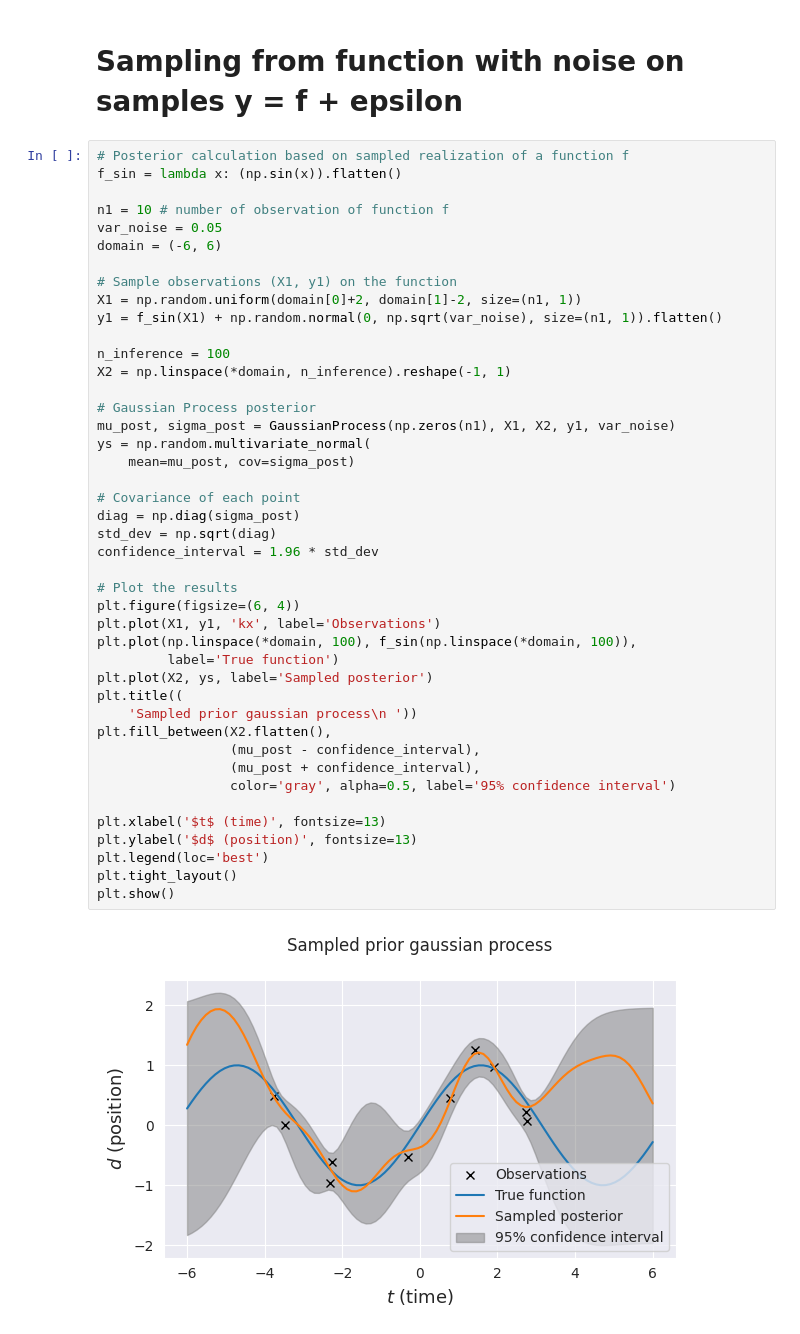
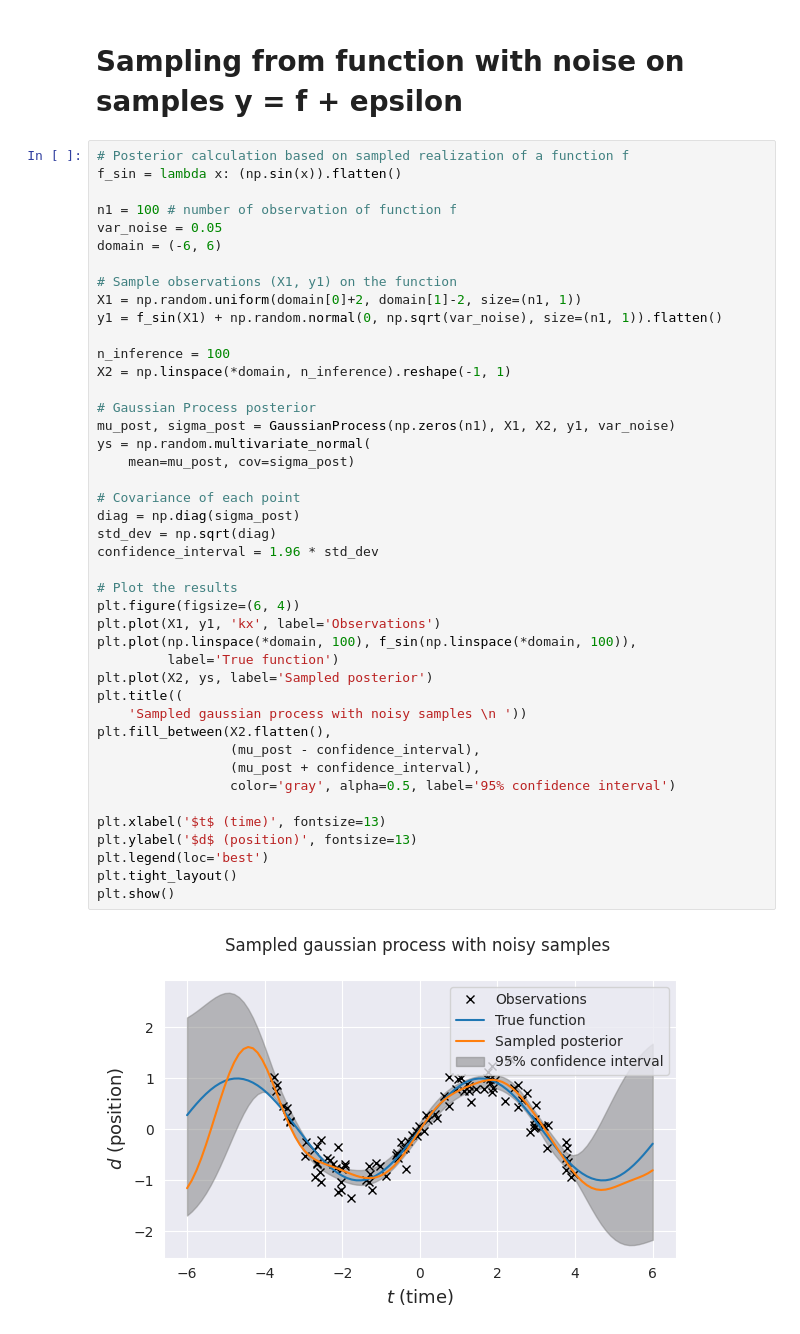
Before and after one commit to rafisondi/ml-playground, a Jupyter notebook: Gaussian_Process.ipynb, the cells around one changed output. Cells and saved outputs as stored; diff of their text form.

Commit message:
Finished sampling of GPs using noisy samples

```diff
--- a/Gaussian_Process.ipynb
+++ b/Gaussian_Process.ipynb
@@ -169,7 +169,7 @@ plt.show()
 # Posterior calculation based on sampled realization of a function f
 f_sin = lambda x: (np.sin(x)).flatten()
 
-n1 = 10 # number of observation of function f
+n1 = 100 # number of observation of function f
 var_noise = 0.05
 domain = (-6, 6)
 
@@ -181,32 +181,32 @@ n_inference = 100
 X2 = np.linspace(*domain, n_inference).reshape(-1, 1)
 
 # Gaussian Process posterior
 mu_post, sigma_post = GaussianProcess(np.zeros(n1), X1, X2, y1, var_noise)
 ys = np.random.multivariate_normal(
     mean=mu_post, cov=sigma_post)
 
 # Covariance of each point
 diag = np.diag(sigma_post)
 std_dev = np.sqrt(diag)
 confidence_interval = 1.96 * std_dev
 
 # Plot the results
 plt.figure(figsize=(6, 4))
 plt.plot(X1, y1, 'kx', label='Observations')
 plt.plot(np.linspace(*domain, 100), f_sin(np.linspace(*domain, 100)),
          label='True function')
 plt.plot(X2, ys, label='Sampled posterior')
 plt.title((
-    'Sampled prior gaussian process\n '))
+    'Sampled gaussian process with noisy samples \n '))
 plt.fill_between(X2.flatten(),
                  (mu_post - confidence_interval),
                  (mu_post + confidence_interval),
                  color='gray', alpha=0.5, label='95% confidence interval')
 
 plt.xlabel('$t$ (time)', fontsize=13)
 plt.ylabel('$d$ (position)', fontsize=13)
 plt.legend(loc='best')
 plt.tight_layout()
 plt.show()
 # %% [output]
-[figure, old version]
+[figure, new version]
```
Also changed, not shown: parts of 1 cell of this notebook.
